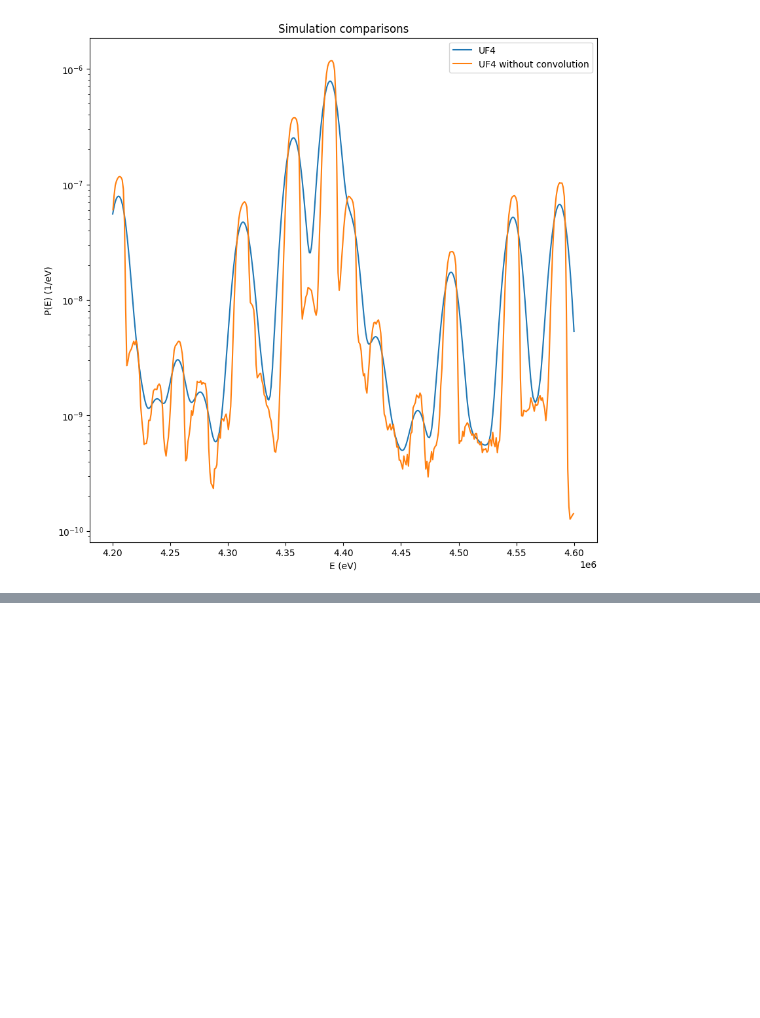
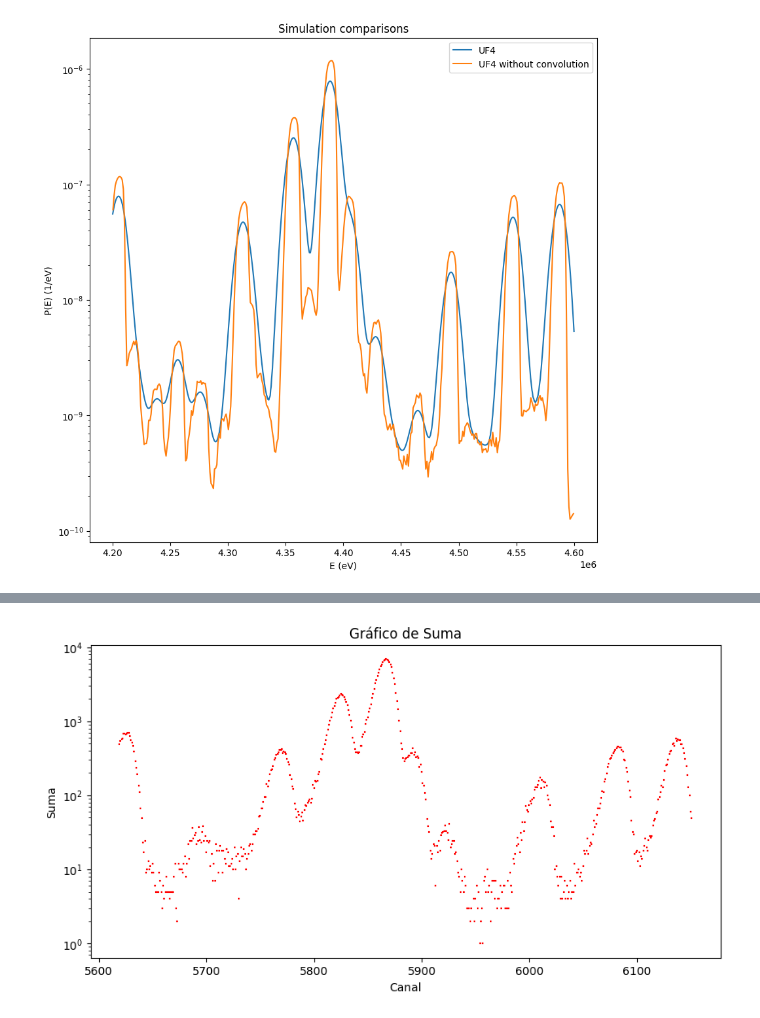
Before and after one commit to carlosherediapimienta/Collaboration_CIEMAT, a Jupyter notebook: U_235_all.ipynb, the cells around one changed output, grey strips where cells are left out. Saved outputs shown, nothing was run; the diff lists cells and outputs as text; code cells hidden in the pictures; blank space fills up the shorter version.

```diff
--- a/U_235_all.ipynb
+++ b/U_235_all.ipynb
@@ -67,0 +92,22 @@ plt.show()
+# %%
+df_exp = pd.read_csv("Exp_U235.csv", sep=";")
+df_exp = df_exp[['Suma']]
+
+# Definir el rango deseado en el eje X
+inicio = 5619
+fin = 6151
+
+# Filtrar el DataFrame para incluir solo las filas dentro del rango
+df_exp = df_exp[(df_exp.index >= inicio) & (df_exp.index <= fin)]
+
+# Graficar Suma en un eje X separado
+plt.figure(figsize=(10, 5))
+plt.scatter(df_exp.index, df_exp['Suma'], s=4, marker= '+', color='red')
+plt.xlabel('Canal')
+plt.ylabel('Suma')
+plt.title('Gráfico de Suma')
+plt.yscale('log')
+
+plt.show()
+# %% [output]
+[figure, added]
```
Also changed, not shown: parts of 5 cells of this notebook, 6 other files.
